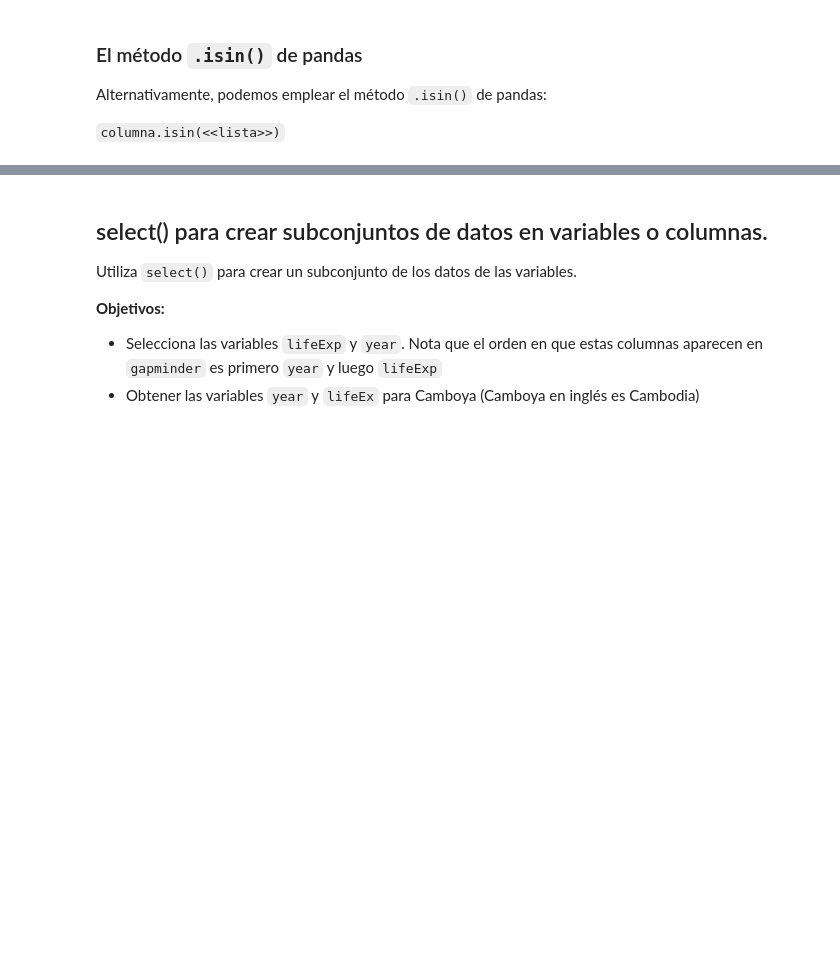
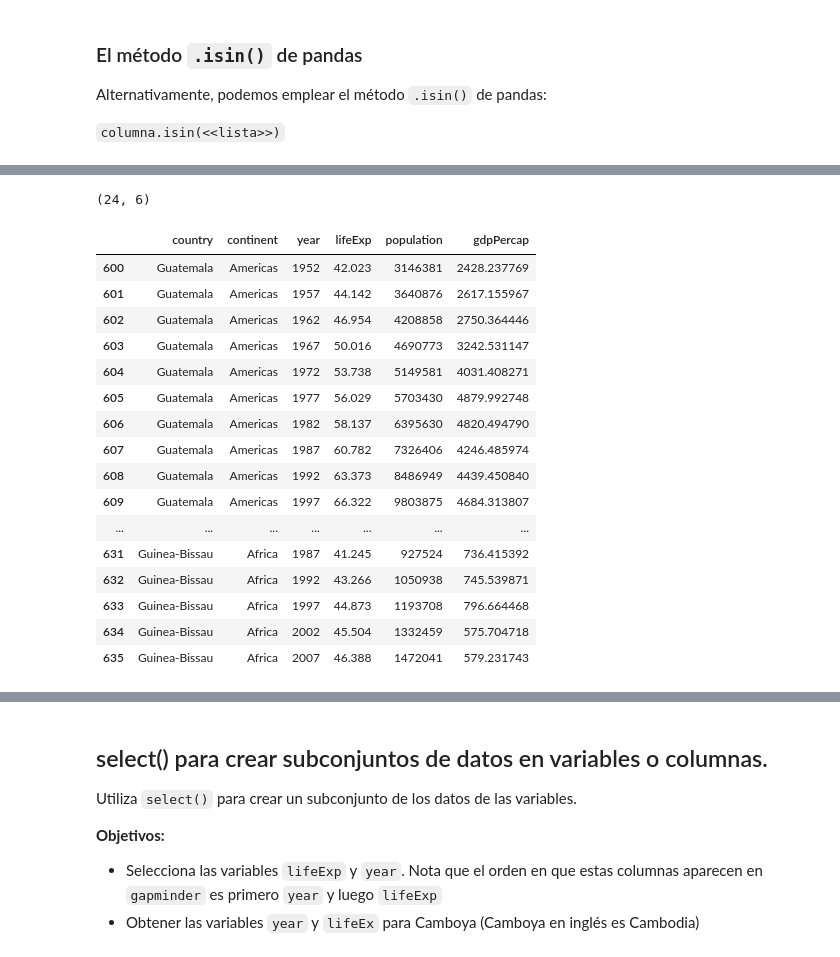
Before and after one commit to ronalLeiva/CDD_Py_2022, a Jupyter notebook: C2.5 siuba.ipynb, the cells around one changed output, grey strips where cells are left out. Cells and saved outputs as stored; diff of their text form; code cells hidden in the pictures; blank space fills up the shorter version.

```diff
--- a/C2.5 siuba.ipynb
+++ b/C2.5 siuba.ipynb
@@ -24,7 +24,7 @@ from siuba import *
 from siuba.dply.vector import *
 # %%
 ## Leemos el archivo gapminder.csv
-gapminder = pd.read_csv("gapminder.csv")
+gapminder = pd.read_csv("C:\MAMP\Git\CDD_Py_2022\data\gapminder.csv")
 # %% [markdown]
 ## Muestra las primeras filas de gapminder
 # %%
@@ -84,0 +139,26 @@ gapminder >> filter(_.country.isin(["Rwanda","Afghanistan"]))
+# %%
+# Imprimo la cantidad de filas y columnas que tiene el dataframe
+(gapminder >> filter(_.country.isin(["Rwanda","Afghanistan"]))).shape
+# %% [output]
+(24, 6)
+# %%
+# Imprimo los paises que inician con alguna cadena de texto en este caso Guinea
+gapminder >> filter(_.country.str.startswith(("Guinea","Guate")))
+# %% [output]
+|  | country | continent | year | lifeExp | population | gdpPercap |
+| 600 | Guatemala | Americas | 1952 | 42.023 | 3146381 | 2428.237769 |
+| 601 | Guatemala | Americas | 1957 | 44.142 | 3640876 | 2617.155967 |
+| 602 | Guatemala | Americas | 1962 | 46.954 | 4208858 | 2750.364446 |
+| 603 | Guatemala | Americas | 1967 | 50.016 | 4690773 | 3242.531147 |
+| 604 | Guatemala | Americas | 1972 | 53.738 | 5149581 | 4031.408271 |
+| 605 | Guatemala | Americas | 1977 | 56.029 | 5703430 | 4879.992748 |
+| 606 | Guatemala | Americas | 1982 | 58.137 | 6395630 | 4820.494790 |
+| 607 | Guatemala | Americas | 1987 | 60.782 | 7326406 | 4246.485974 |
+| 608 | Guatemala | Americas | 1992 | 63.373 | 8486949 | 4439.450840 |
+| 609 | Guatemala | Americas | 1997 | 66.322 | 9803875 | 4684.313807 |
+| ... | ... | ... | ... | ... | ... | ... |
+| 631 | Guinea-Bissau | Africa | 1987 | 41.245 | 927524 | 736.415392 |
+| 632 | Guinea-Bissau | Africa | 1992 | 43.266 | 1050938 | 745.539871 |
+| 633 | Guinea-Bissau | Africa | 1997 | 44.873 | 1193708 | 796.664468 |
+| 634 | Guinea-Bissau | Africa | 2002 | 45.504 | 1332459 | 575.704718 |
+| 635 | Guinea-Bissau | Africa | 2007 | 46.388 | 1472041 | 579.231743 |
```
Also changed, not shown: parts of 12 cells of this notebook.
